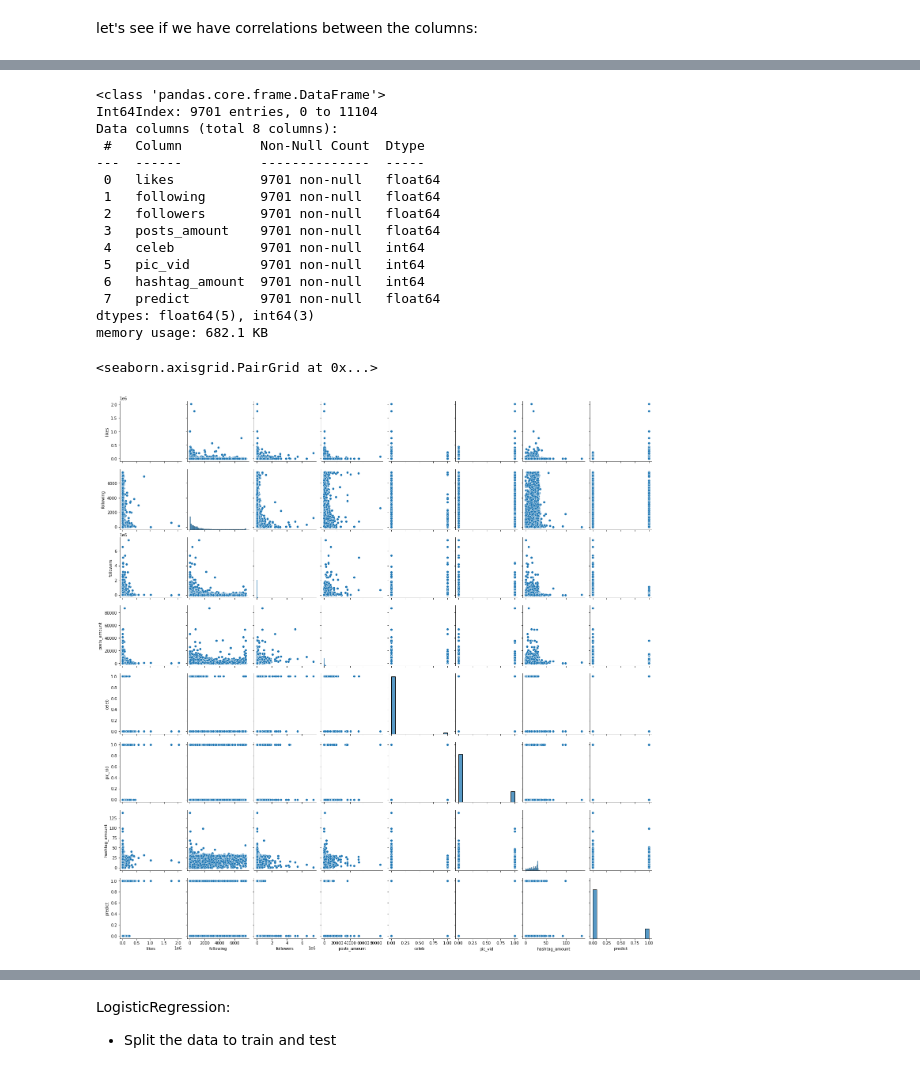
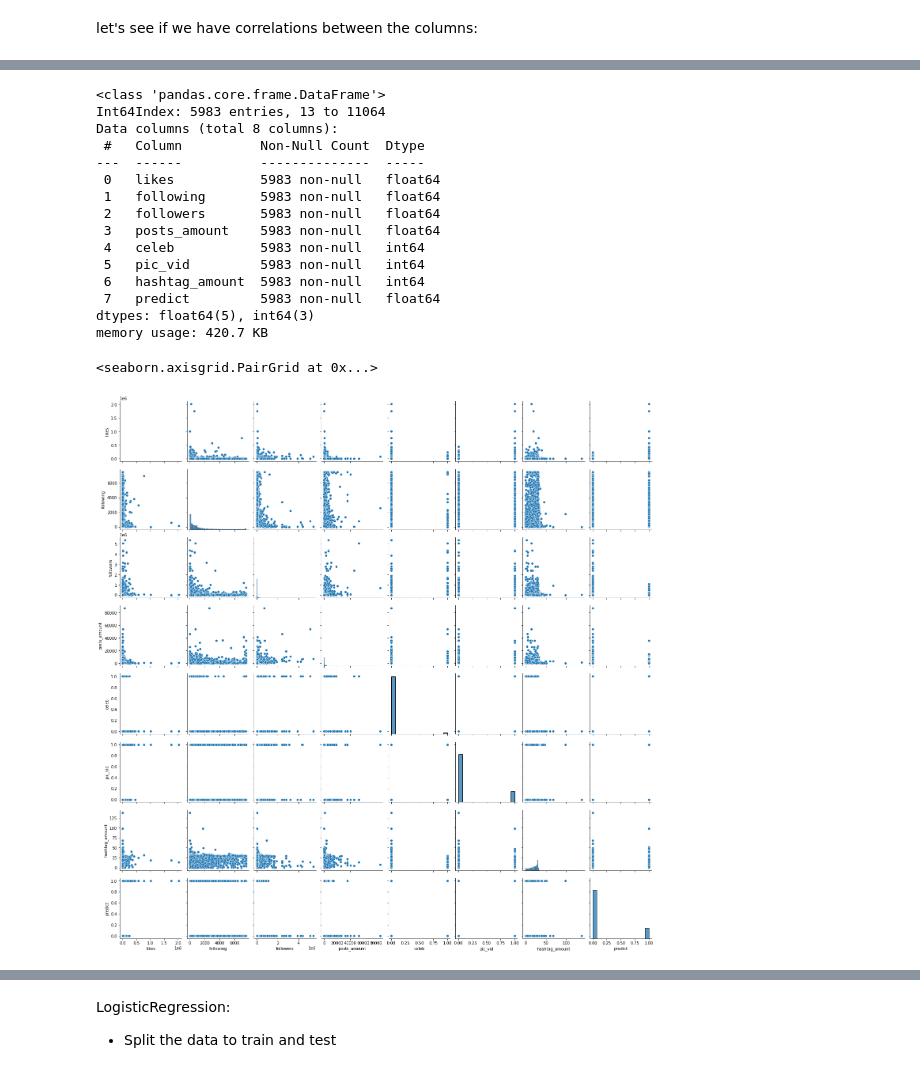
Before and after one commit to OrenPin/Instagram-Prediction---Data-Analysis, a Jupyter notebook: PostAnalysis.ipynb, the cells around one changed output, grey strips where cells are left out. Drawn from its saved outputs; the diff is of its cells as text; code cells hidden in the pictures.

```diff
--- a/PostAnalysis.ipynb
+++ b/PostAnalysis.ipynb
@@ -102,6 +105,21 @@ df.shape
 df.drop_duplicates("id",keep='last', inplace=True)
 # %%
 df.dropna(inplace=True)
+# %%
+# check if text is in english if not, drop row
+for index,row in df.iterrows():
+        try:
+                if detect(row['content']) != 'en':
+                        df.drop(index, inplace=True)
+        except:
+                pass
+# %%
+# clean text from hashtag
+for index,row in df.iterrows():
+        text = row['content']
+        if '#' in text:
+                clean_text = text.replace('#', ' ')
+                df.at[index,'content'] = clean_text
 # %%
 df.shape
 # %% [output]
@@ -209,25 +227,25 @@ plt.pie(df_dup_numeric['predict'].value_counts(), labels=['No', 'Yes'], autopct=
 df_dup_numeric.info()
 # %% [output]
 <class 'pandas.core.frame.DataFrame'>
-Int64Index: 9701 entries, 0 to 11104
+Int64Index: 5983 entries, 13 to 11064
 Data columns (total 8 columns):
  #   Column          Non-Null Count  Dtype
 ---  ------          --------------  -----
- 0   likes           9701 non-null   float64
- 1   following       9701 non-null   float64
- 2   followers       9701 non-null   float64
- 3   posts_amount    9701 non-null   float64
- 4   celeb           9701 non-null   int64
- 5   pic_vid         9701 non-null   int64
- 6   hashtag_amount  9701 non-null   int64
- 7   predict         9701 non-null   float64
+ 0   likes           5983 non-null   float64
+ 1   following       5983 non-null   float64
+ 2   followers       5983 non-null   float64
+ 3   posts_amount    5983 non-null   float64
+ 4   celeb           5983 non-null   int64
+ 5   pic_vid         5983 non-null   int64
+ 6   hashtag_amount  5983 non-null   int64
+ 7   predict         5983 non-null   float64
 dtypes: float64(5), int64(3)
-memory usage: 682.1 KB
+memory usage: 420.7 KB
 # %%
-sns.pairplot(df[['likes','following','followers','posts_amount','celeb','pic_vid','content_amount','predict']])
+sns.pairplot(df[['likes','following','followers','posts_amount','celeb','pic_vid','hashtag_amount','predict']])
 # %% [output]
 <seaborn.axisgrid.PairGrid at 0x...>
-[figure, old version]
+[figure, new version]
 # %%
 sns.scatterplot(data=df_dup_numeric, x="posts_amount", y="followers")
 # %% [output]
```
Also changed, not shown: parts of 54 cells of this notebook.
